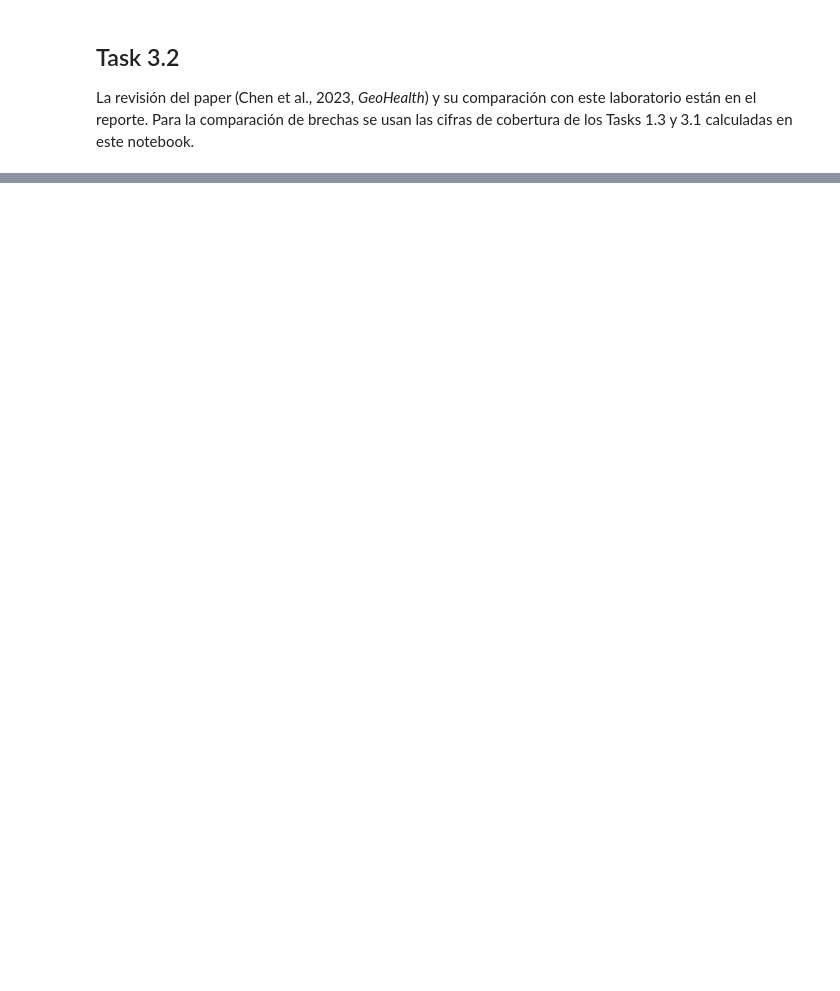
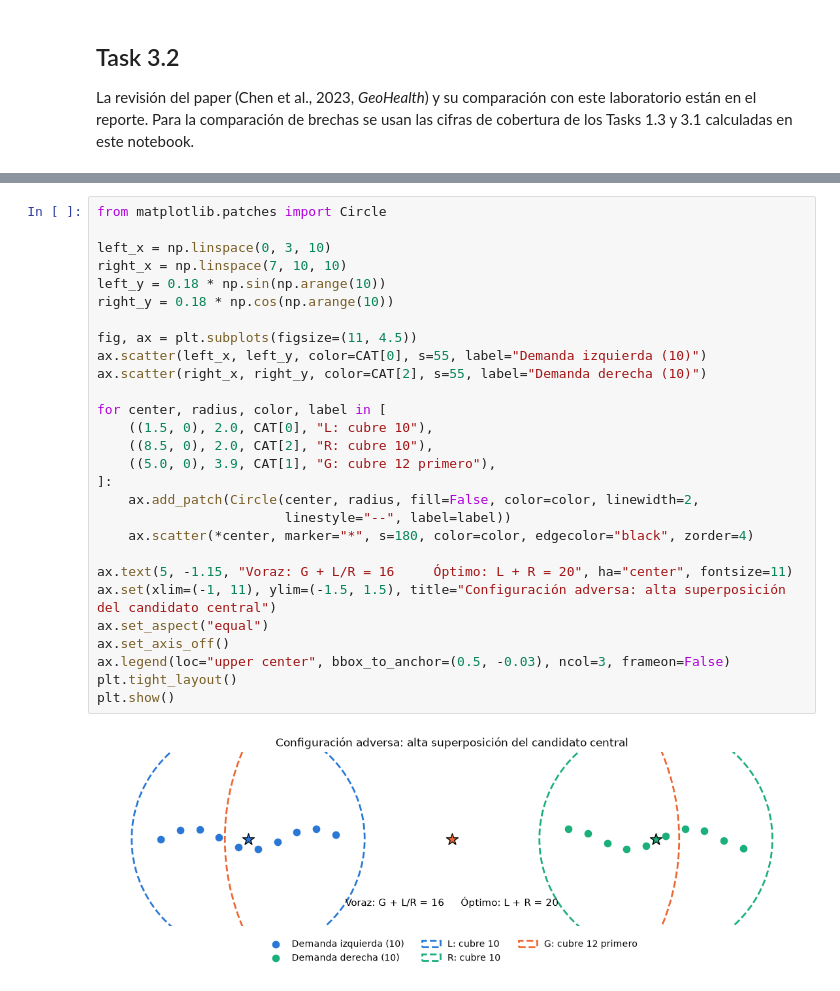
Before and after one commit to Branuvg/lab5_modsim, a Jupyter notebook: lab5.ipynb, the cells around one changed output, grey strips where cells are left out. Saved outputs shown, nothing was run; the diff lists cells and outputs as text; blank space fills up the shorter version.

Commit message:
Task 3.3: sensibilidad del indice y caso adverso del voraz con Alabama

```diff
--- a/lab5.ipynb
+++ b/lab5.ipynb
@@ -1110,0 +1207,30 @@ Para la comparación de brechas se usan las cifras de cobertura de los Tasks 1.3
+# %%
+from matplotlib.patches import Circle
+
+left_x = np.linspace(0, 3, 10)
+right_x = np.linspace(7, 10, 10)
+left_y = 0.18 * np.sin(np.arange(10))
+right_y = 0.18 * np.cos(np.arange(10))
+
+fig, ax = plt.subplots(figsize=(11, 4.5))
+ax.scatter(left_x, left_y, color=CAT[0], s=55, label="Demanda izquierda (10)")
+ax.scatter(right_x, right_y, color=CAT[2], s=55, label="Demanda derecha (10)")
+
+for center, radius, color, label in [
+    ((1.5, 0), 2.0, CAT[0], "L: cubre 10"),
+    ((8.5, 0), 2.0, CAT[2], "R: cubre 10"),
+    ((5.0, 0), 3.9, CAT[1], "G: cubre 12 primero"),
+]:
+    ax.add_patch(Circle(center, radius, fill=False, color=color, linewidth=2,
+                        linestyle="--", label=label))
+    ax.scatter(*center, marker="*", s=180, color=color, edgecolor="black", zorder=4)
+
+ax.text(5, -1.15, "Voraz: G + L/R = 16     Óptimo: L + R = 20", ha="center", fontsize=11)
+ax.set(xlim=(-1, 11), ylim=(-1.5, 1.5), title="Configuración adversa: alta superposición del candidato central")
+ax.set_aspect("equal")
+ax.set_axis_off()
+ax.legend(loc="upper center", bbox_to_anchor=(0.5, -0.03), ncol=3, frameon=False)
+plt.tight_layout()
+plt.show()
+# %% [output]
+[figure, added]
```
Also changed, not shown: parts of 4 cells of this notebook.
